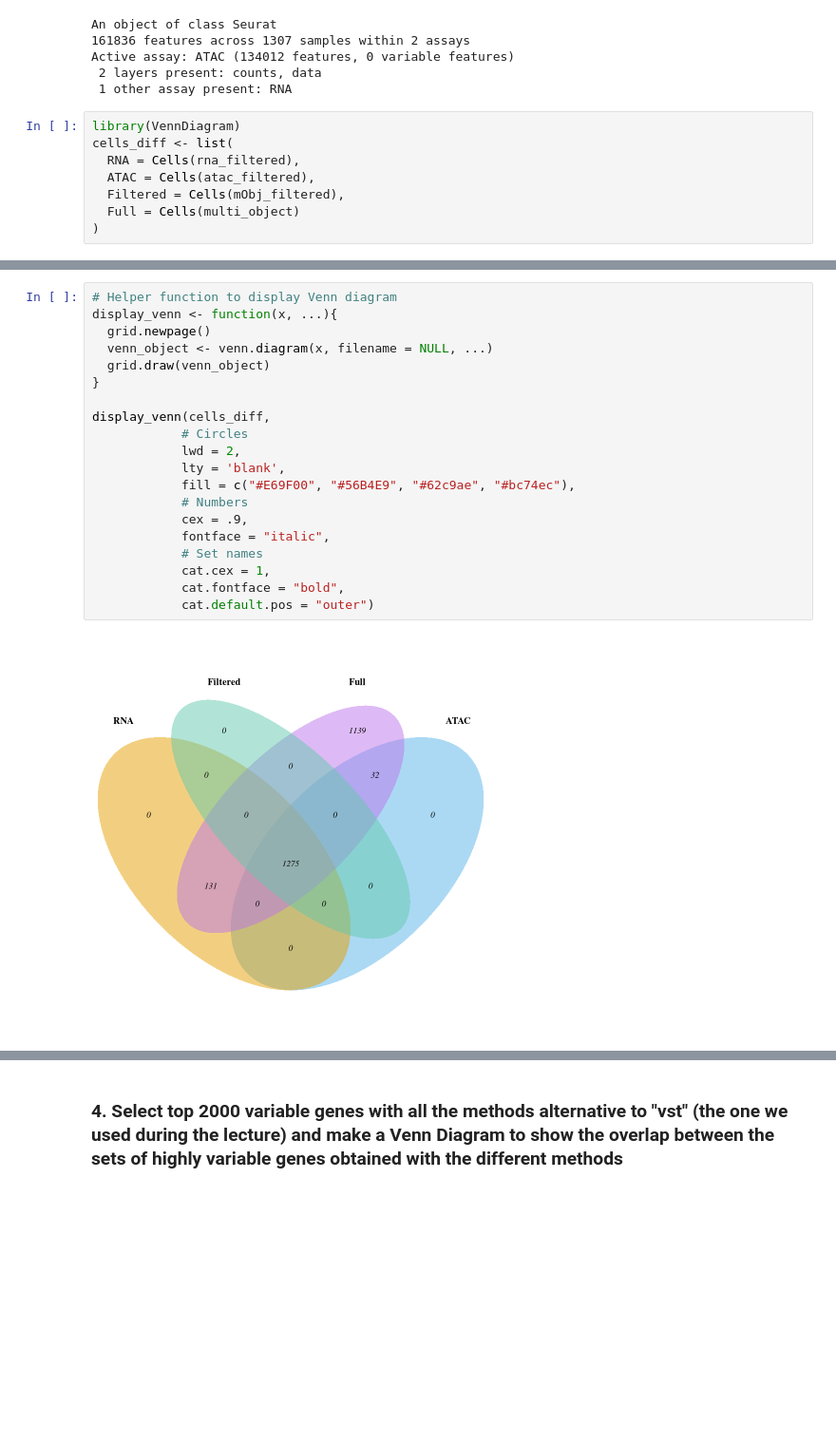
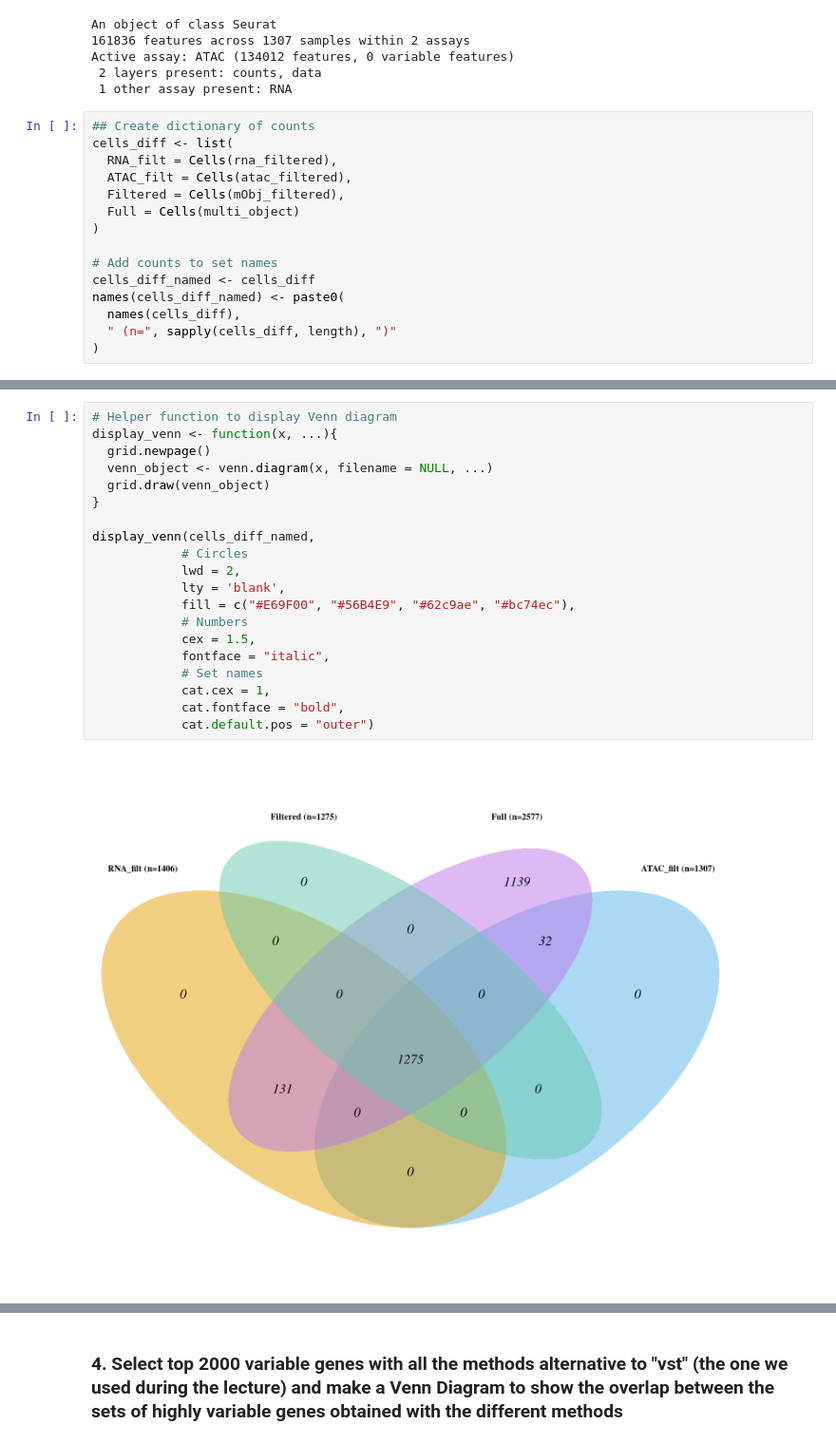
Before and after one commit to Elizabeth-mqz-gmz/scMultiomicsCourse, a Jupyter notebook: workflow/scripts/homework_2_ElizabethMarquezGomez.ipynb, the cells around one changed output, grey strips where cells are left out. Shown at 95% size. Drawn from its saved outputs; the diff is of its cells as text; blank space fills up the shorter version.

```diff
--- a/workflow/scripts/homework_2_ElizabethMarquezGomez.ipynb
+++ b/workflow/scripts/homework_2_ElizabethMarquezGomez.ipynb
@@ -382,10 +376,17 @@ Active assay: ATAC (134012 features, 0 variable features)
  2 layers present: counts, data
  1 other assay present: RNA
 # %%
-library(VennDiagram)
+## Create dictionary of counts
 cells_diff <- list(
-  RNA = Cells(rna_filtered),
-  ATAC = Cells(atac_filtered),
+  RNA_filt = Cells(rna_filtered),
+  ATAC_filt = Cells(atac_filtered),
   Filtered = Cells(mObj_filtered),
   Full = Cells(multi_object)
 )
+
+# Add counts to set names
+cells_diff_named <- cells_diff
+names(cells_diff_named) <- paste0(
+  names(cells_diff),
+  " (n=", sapply(cells_diff, length), ")"
+)
@@ -392,22 +401,22 @@ cells_diff <- list(
 # %%
 # Helper function to display Venn diagram
 display_venn <- function(x, ...){
   grid.newpage()
   venn_object <- venn.diagram(x, filename = NULL, ...)
   grid.draw(venn_object)
 }
 
-display_venn(cells_diff,
+display_venn(cells_diff_named,
             # Circles
             lwd = 2,
             lty = 'blank',
             fill = c("#E69F00", "#56B4E9", "#62c9ae", "#bc74ec"),
             # Numbers
-            cex = .9,
+            cex = 1.5,
             fontface = "italic",
             # Set names
             cat.cex = 1,
             cat.fontface = "bold",
             cat.default.pos = "outer")
 # %% [output]
-[figure, old version]
+[figure, new version]
```
Also changed, not shown: parts of 28 cells of this notebook, 3 other files.
